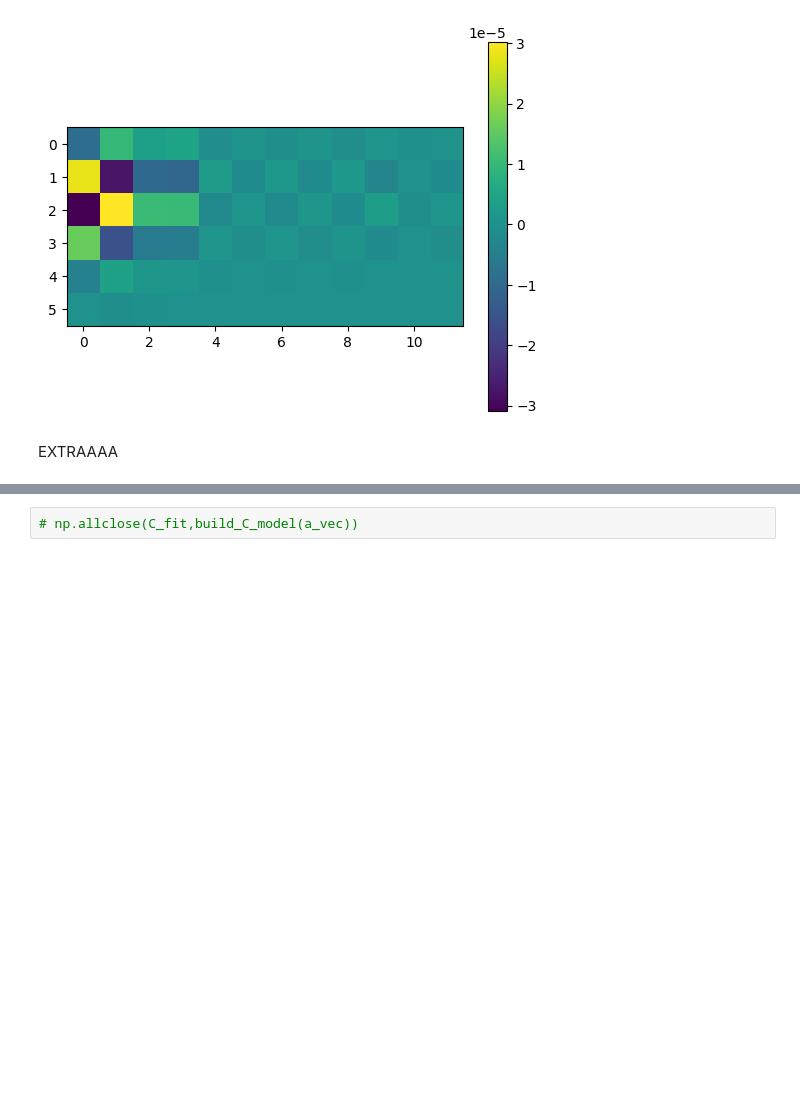
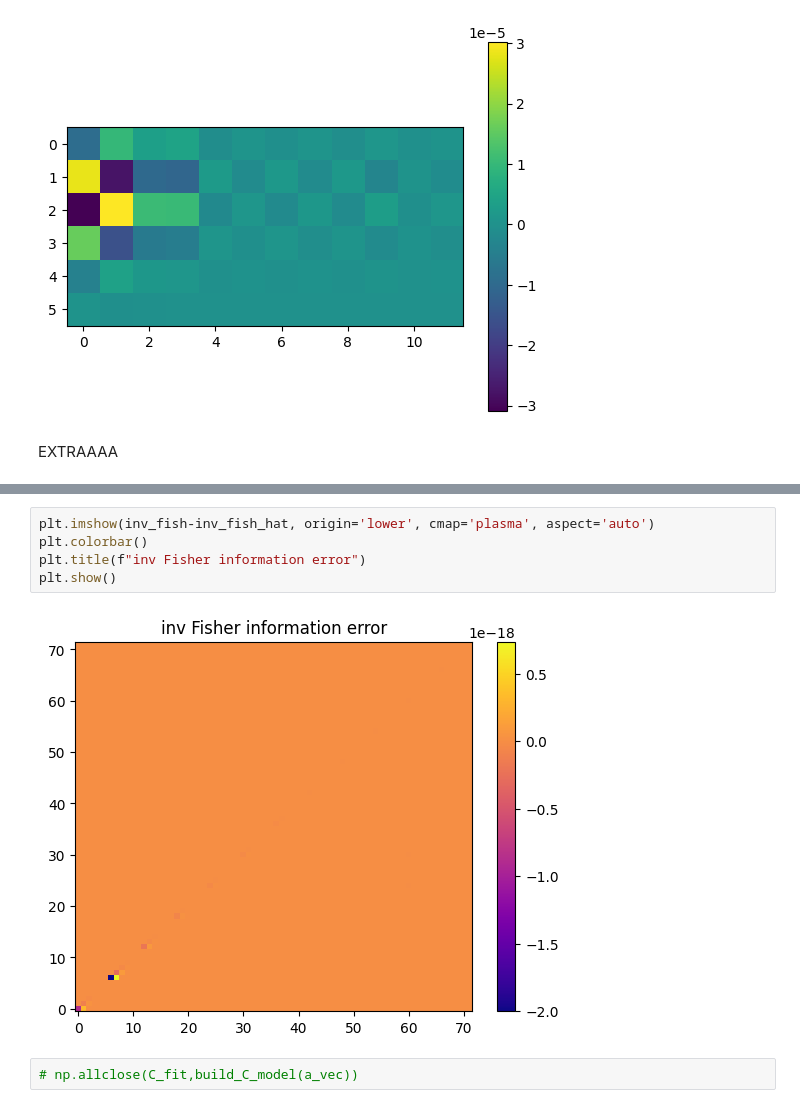
Before and after one commit to urwa99/MASS_Thesis, a Jupyter notebook: HI/SMICA_HI5.ipynb, the cells around one changed output, grey strips where cells are left out. Saved outputs shown, nothing was run; the diff lists cells and outputs as text; blank space fills up the shorter version.

```diff
--- a/HI/SMICA_HI5.ipynb
+++ b/HI/SMICA_HI5.ipynb
@@ -630,3 +705,10 @@ EXTRAAAA
+# %%
+plt.imshow(inv_fish-inv_fish_hat, origin='lower', cmap='plasma', aspect='auto')
+plt.colorbar()
+plt.title(f"inv Fisher information error")
+plt.show()
+# %% [output]
+[figure, added]
 # %%
 # np.allclose(C_fit,build_C_model(a_vec))
 # %%
```
Also changed, not shown: parts of 8 cells of this notebook.
